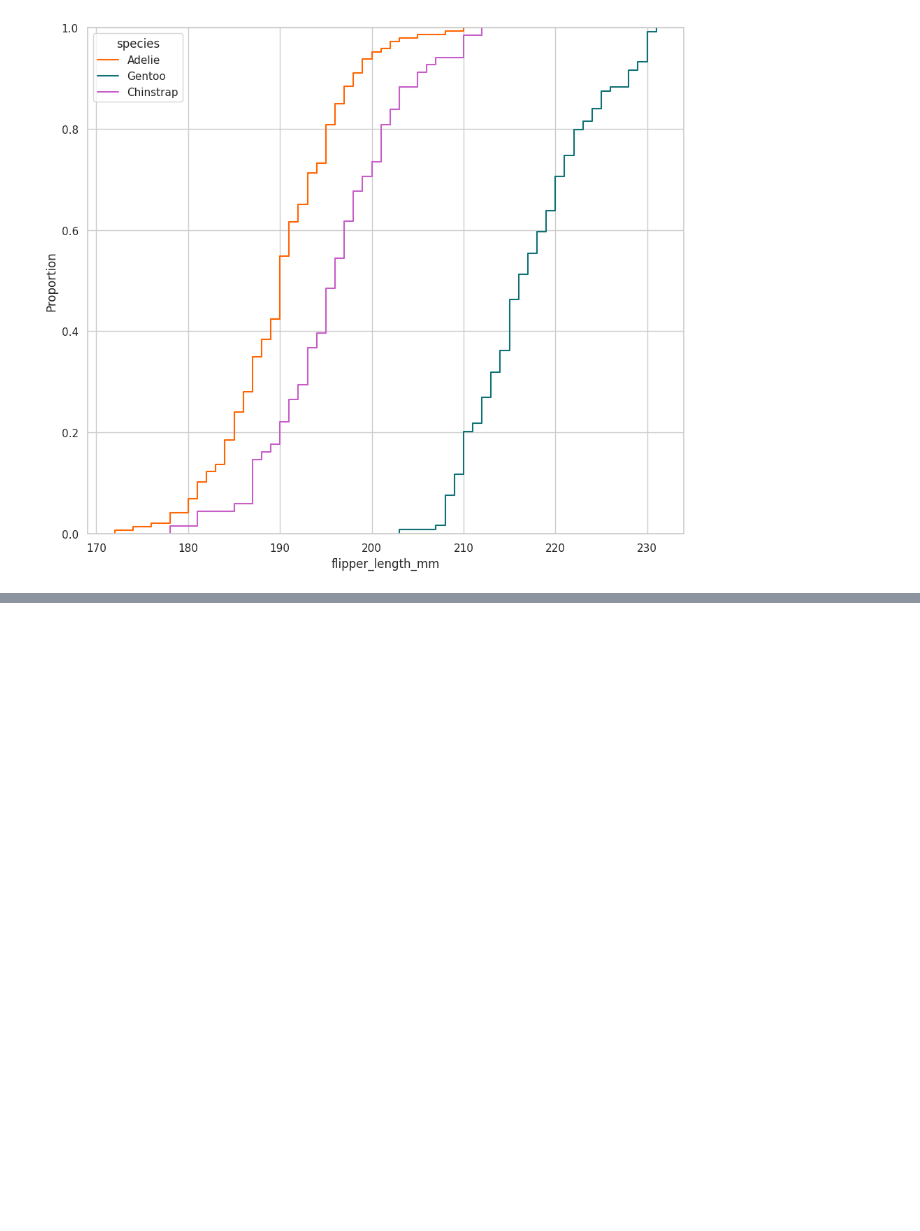
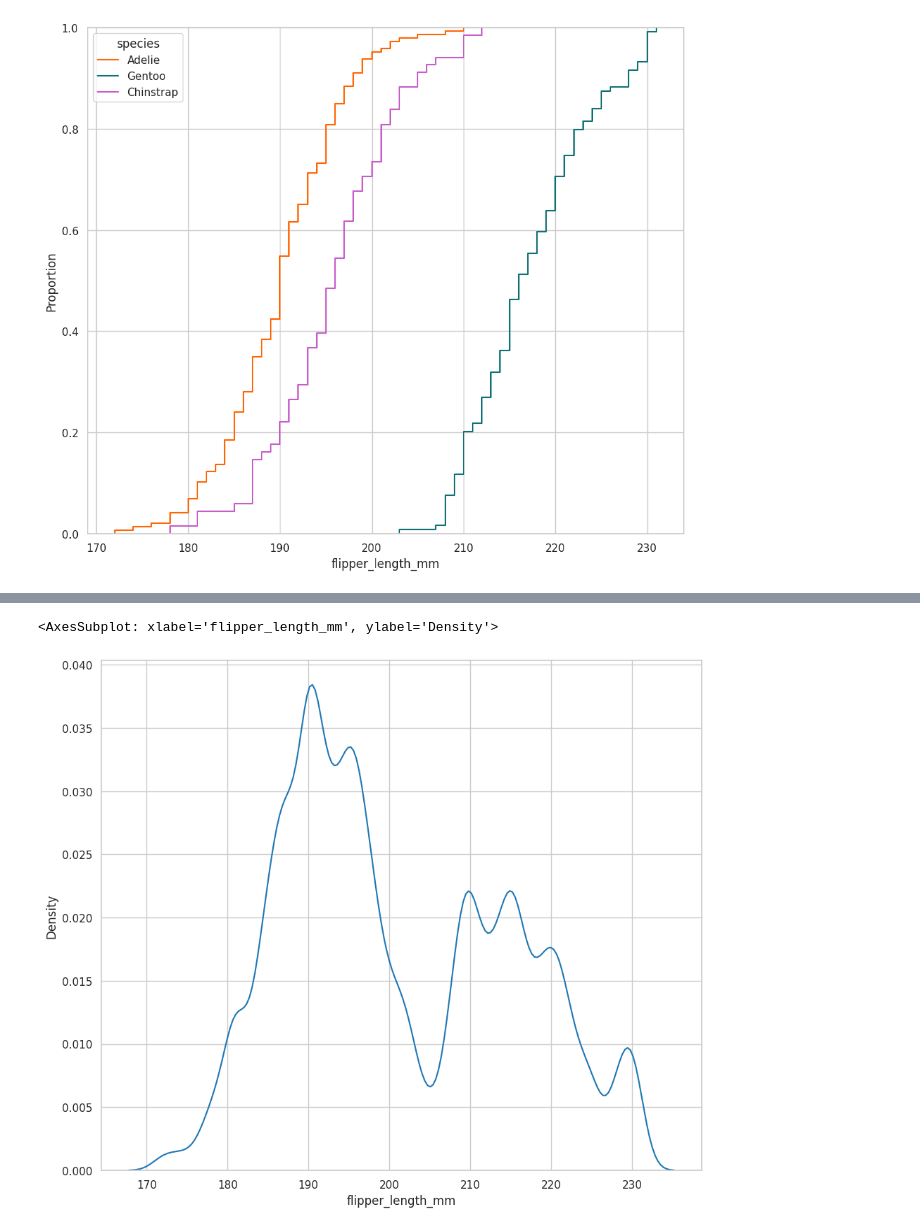
Before and after one commit to electrojam/Curso-de-Analisis-Exploratorio-de-Datos, a Jupyter notebook: 1-conociendo nuestros datos.ipynb, the cells around one changed output, grey strips where cells are left out. Cells and saved outputs as stored; diff of their text form; code cells hidden in the pictures; blank space fills up the shorter version.

```diff
--- a/1-conociendo nuestros datos.ipynb
+++ b/1-conociendo nuestros datos.ipynb
@@ -975,0 +987,9 @@ sns.ecdfplot(
+# %%
+sns.kdeplot(
+    data=processed_penguins_df,
+    x='flipper_length_mm',
+    bw_method=0.1
+)
+# %% [output]
+<AxesSubplot: xlabel='flipper_length_mm', ylabel='Density'>
+[figure, added]
```
Also changed, not shown: parts of 6 cells of this notebook.
